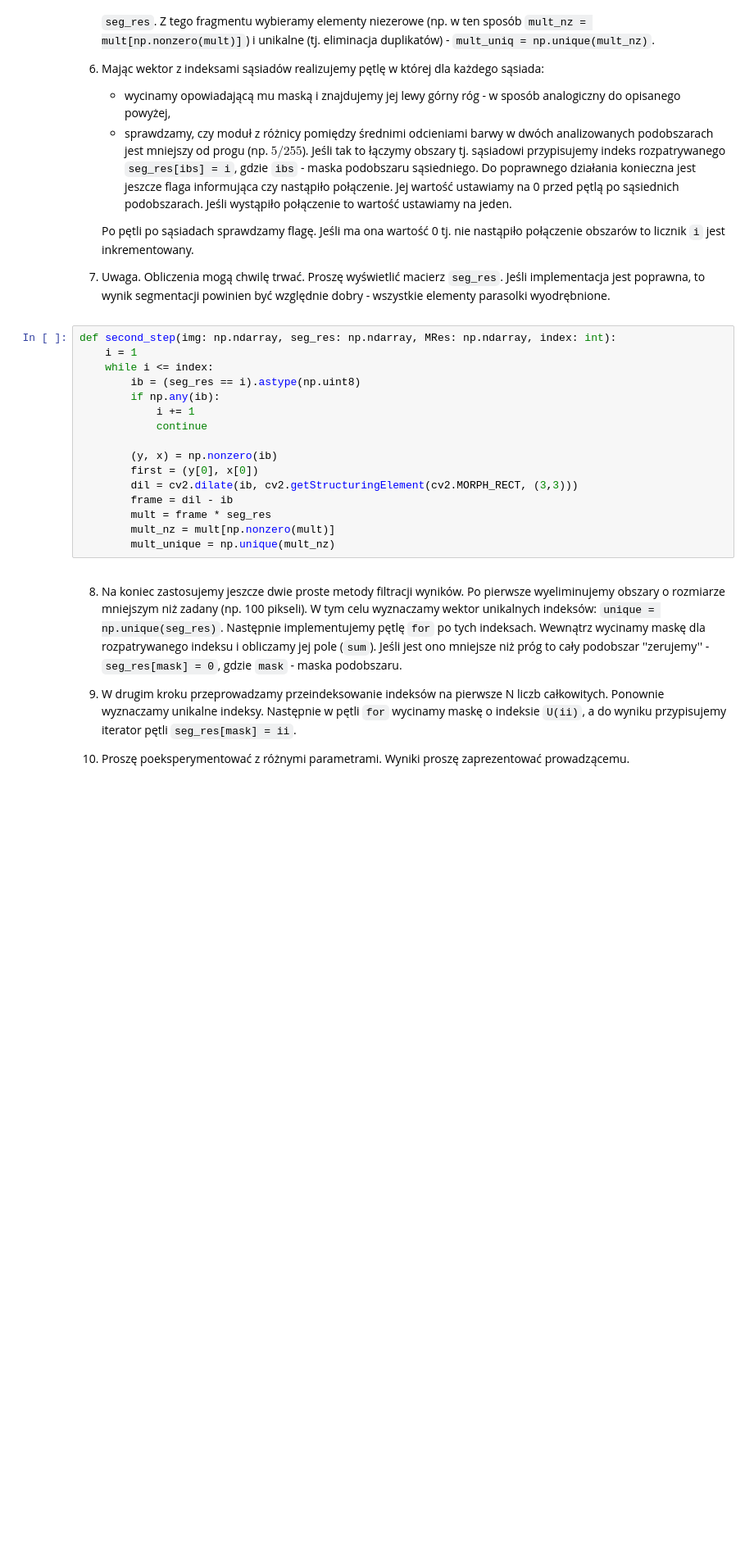
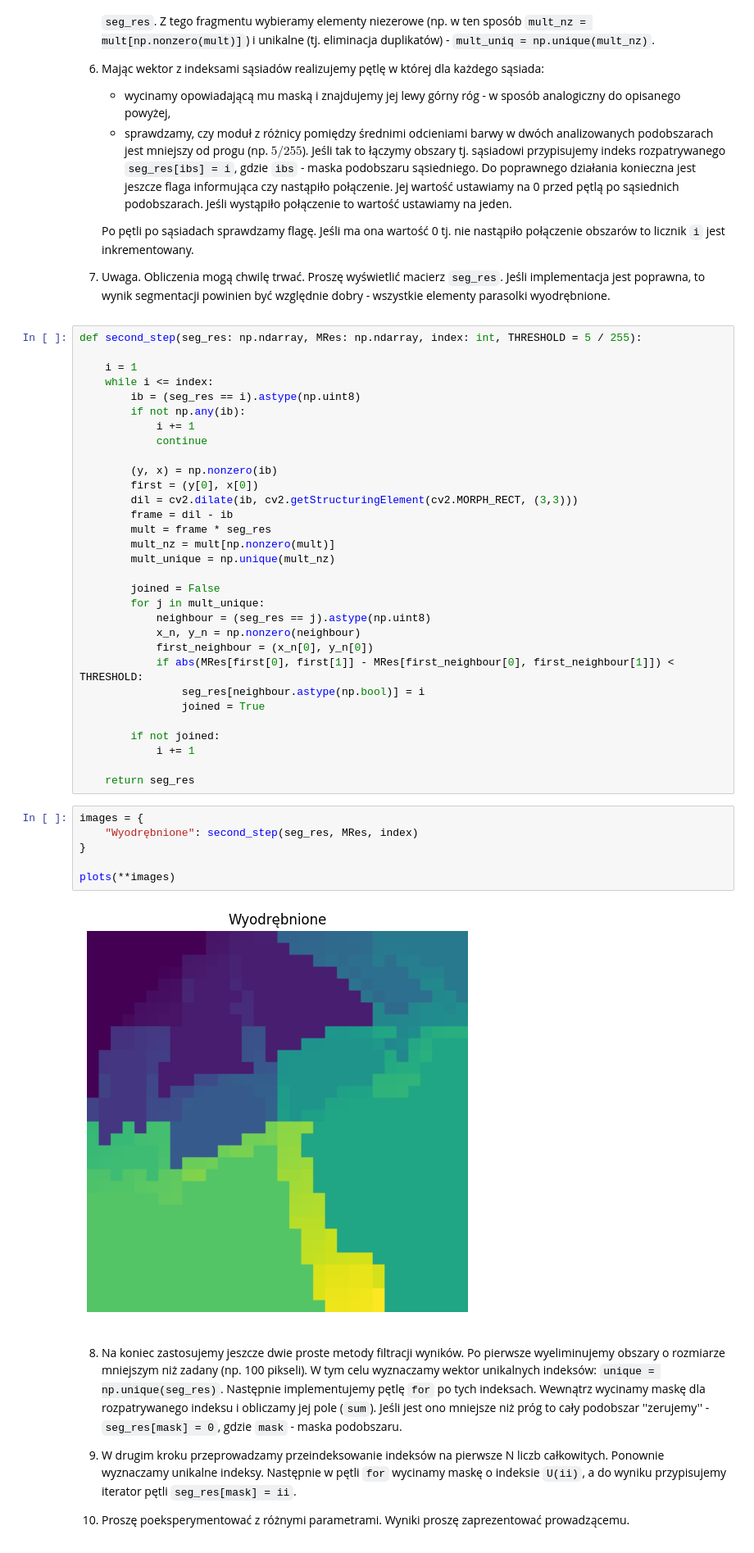
Before and after one commit to DziqG2NK/Przetwarzanie-i-analiza-obraz-w-cyfrowych, a Jupyter notebook: zajecia_5/12_segmentation_HW.ipynb, the cells around one changed output. Shown at 82% size. Drawn from its saved outputs; the diff is of its cells as text; blank space fills up the shorter version.

```diff
--- a/zajecia_5/12_segmentation_HW.ipynb
+++ b/zajecia_5/12_segmentation_HW.ipynb
@@ -248,11 +248,12 @@ plots(**images)
    Proszę wyświetlić macierz `seg_res`.
    Jeśli implementacja jest poprawna, to wynik segmentacji powinien być względnie dobry - wszystkie elementy parasolki wyodrębnione.
 # %%
-def second_step(img: np.ndarray, seg_res: np.ndarray, MRes: np.ndarray, index: int):
+def second_step(seg_res: np.ndarray, MRes: np.ndarray, index: int, THRESHOLD = 5 / 255):
+
     i = 1
     while i <= index:
         ib = (seg_res == i).astype(np.uint8)
-        if np.any(ib):
+        if not np.any(ib):
             i += 1
             continue
 
@@ -263,6 +264,28 @@ def second_step(img: np.ndarray, seg_res: np.ndarray, MRes: np.ndarray, index: i
         mult = frame * seg_res
         mult_nz = mult[np.nonzero(mult)]
         mult_unique = np.unique(mult_nz)
+
+        joined = False
+        for j in mult_unique:
+            neighbour = (seg_res == j).astype(np.uint8)
+            x_n, y_n = np.nonzero(neighbour)
+            first_neighbour = (x_n[0], y_n[0])
+            if abs(MRes[first[0], first[1]] - MRes[first_neighbour[0], first_neighbour[1]]) < THRESHOLD:
+                seg_res[neighbour.astype(np.bool)] = i
+                joined = True
+
+        if not joined:
+            i += 1
+
+    return seg_res
+# %%
+images = {
+    "Wyodrębnione": second_step(seg_res, MRes, index)
+}
+
+plots(**images)
+# %% [output]
+[figure, added]
 # %% [markdown]
 8. Na koniec zastosujemy jeszcze dwie proste metody filtracji wyników.
    Po pierwsze wyeliminujemy obszary o rozmiarze mniejszym niż zadany (np. 100 pikseli).
```
Also changed, not shown: parts of 8 cells of this notebook.
